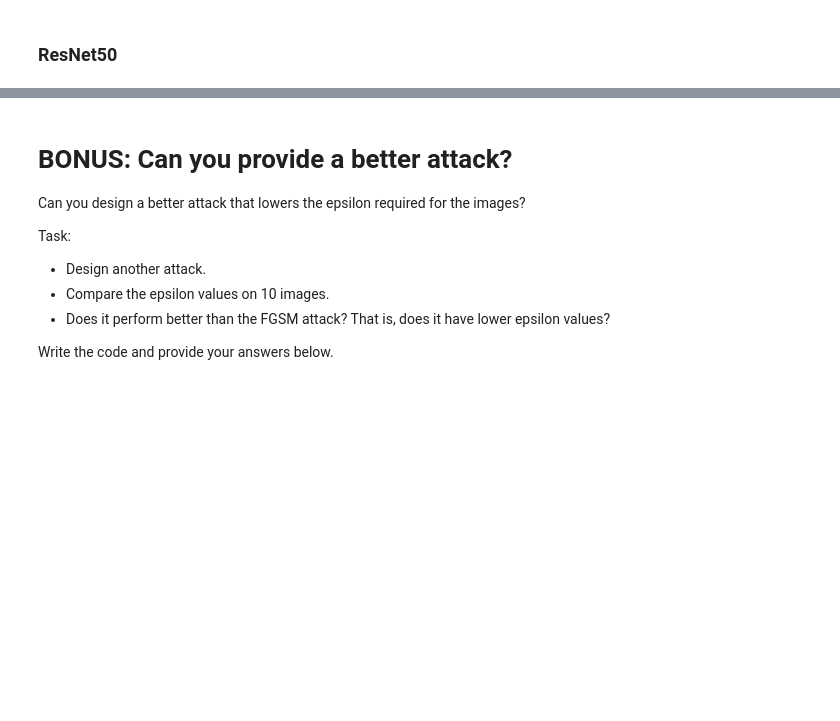
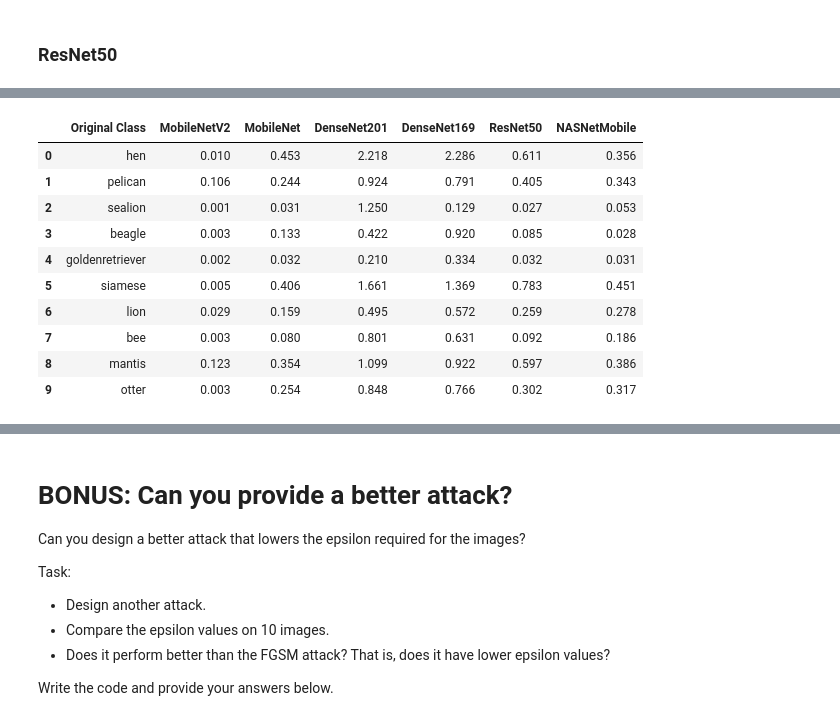
Before and after one commit to Kev1nWangsus/ECE188DeepLearning, a Jupyter notebook: Adv_example_Task2.ipynb, the cells around one changed output, grey strips where cells are left out. Saved outputs shown, nothing was run; the diff lists cells and outputs as text; code cells hidden in the pictures; blank space fills up the shorter version.

```diff
--- a/Adv_example_Task2.ipynb
+++ b/Adv_example_Task2.ipynb
@@ -304,0 +311,4 @@ for i in range(len(model)):
+# %%
+dnres, dneps = pipeline(animals_list, index_list,
+         tf.keras.applications.DenseNet201(include_top=True, weights='imagenet'),
+         tf.keras.applications.densenet)
@@ -305,2 +327,6 @@ for i in range(len(model)):
 # %% [markdown]
 ### ResNet50
+# %%
+rnres, rneps = pipeline(animals_list, index_list,
+         tf.keras.applications.ResNet50V2(include_top=True, weights='imagenet'),
+         tf.keras.applications.resnet_v2)
@@ -306,0 +347,4 @@ for i in range(len(model)):
+# %%
+nasres, naseps = pipeline(animals_list, index_list,
+         tf.keras.applications.NASNetMobile(include_top=True, weights='imagenet'),
+         tf.keras.applications.nasnet)
@@ -306,0 +368,4 @@ for i in range(len(model)):
+# %%
+dn169res, dn169eps = pipeline(animals_list, index_list,
+         tf.keras.applications.DenseNet169(include_top=True, weights='imagenet'),
+         tf.keras.applications.densenet)
@@ -306,0 +387,23 @@ for i in range(len(model)):
+# %%
+final_result = pandas.DataFrame({'Original Class': animals_list,
+                                 'MobileNetV2': epsilon_list,
+                                 'MobileNet': mneps,
+                                 'DenseNet201': dneps,
+                                 'DenseNet169': dn169eps,
+                                 'ResNet50': rneps,
+                                 'NASNetMobile': naseps
+                                 })
+
+final_result
+# %% [output]
+|  | Original Class | MobileNetV2 | MobileNet | DenseNet201 | DenseNet169 | ResNet50 | NASNetMobile |
+| 0 | hen | 0.010 | 0.453 | 2.218 | 2.286 | 0.611 | 0.356 |
+| 1 | pelican | 0.106 | 0.244 | 0.924 | 0.791 | 0.405 | 0.343 |
+| 2 | sealion | 0.001 | 0.031 | 1.250 | 0.129 | 0.027 | 0.053 |
+| 3 | beagle | 0.003 | 0.133 | 0.422 | 0.920 | 0.085 | 0.028 |
+| 4 | goldenretriever | 0.002 | 0.032 | 0.210 | 0.334 | 0.032 | 0.031 |
+| 5 | siamese | 0.005 | 0.406 | 1.661 | 1.369 | 0.783 | 0.451 |
+| 6 | lion | 0.029 | 0.159 | 0.495 | 0.572 | 0.259 | 0.278 |
+| 7 | bee | 0.003 | 0.080 | 0.801 | 0.631 | 0.092 | 0.186 |
+| 8 | mantis | 0.123 | 0.354 | 1.099 | 0.922 | 0.597 | 0.386 |
+| 9 | otter | 0.003 | 0.254 | 0.848 | 0.766 | 0.302 | 0.317 |
```
Also changed, not shown: parts of 18 cells of this notebook.
